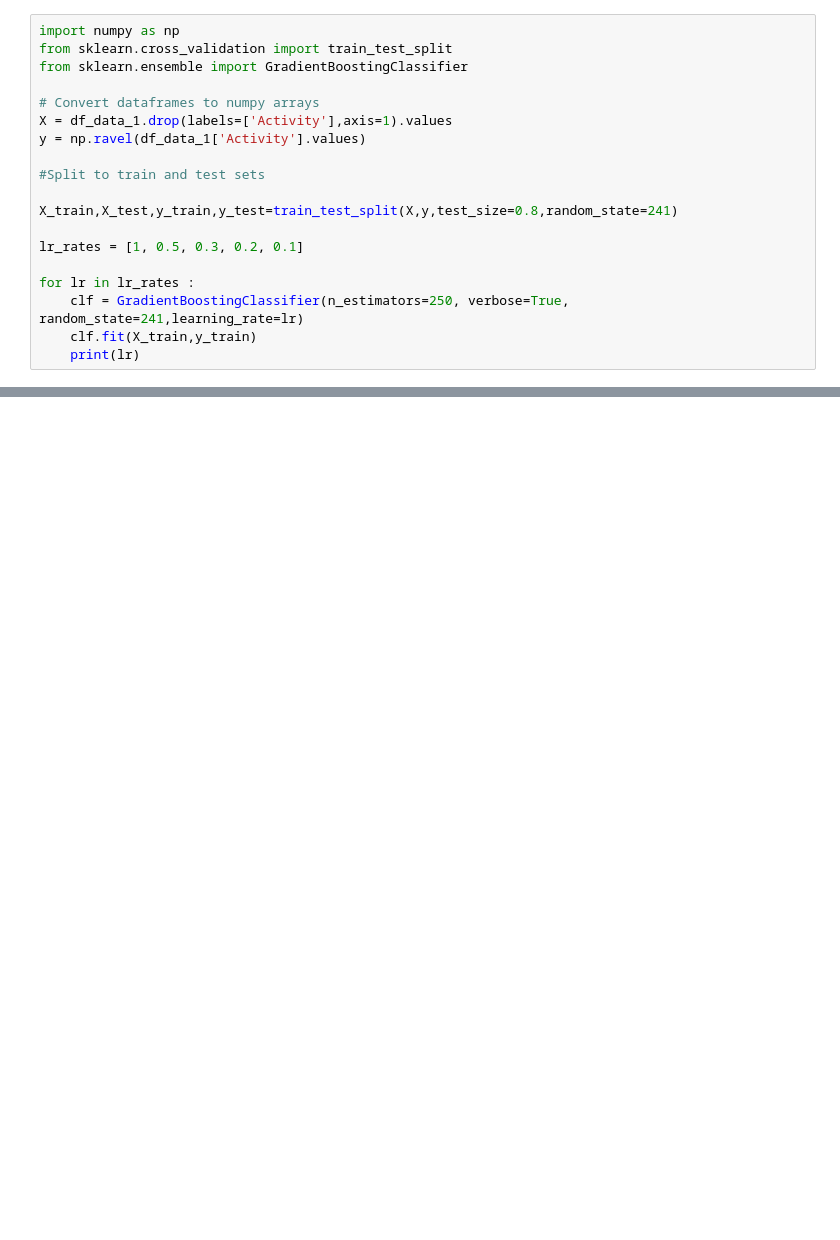
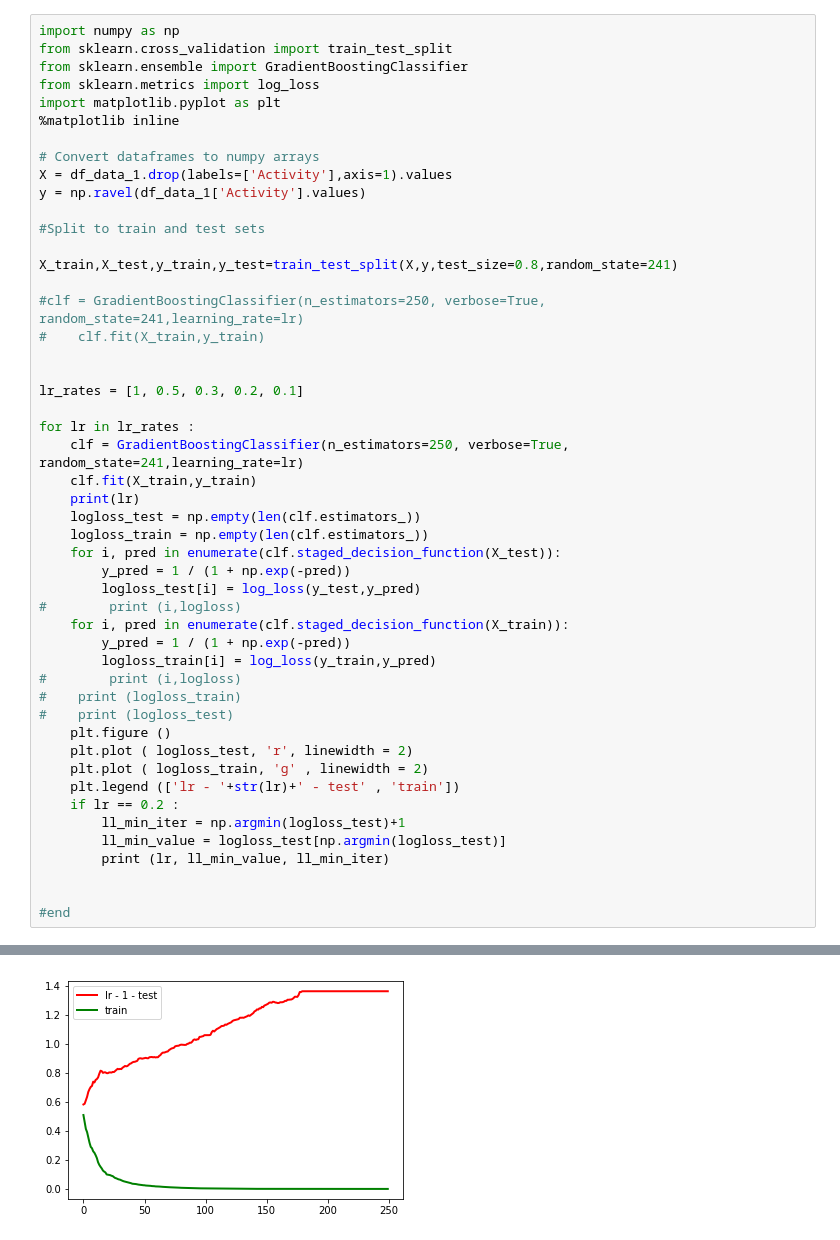
Before and after one commit to vvk17/DSX-01, a Jupyter notebook: Test 11 - Gradient Boost.ipynb, the cells around one changed output, grey strips where cells are left out. Cells and saved outputs as stored; diff of their text form; blank space fills up the shorter version.

```diff
--- a/Test 11 - Gradient Boost.ipynb
+++ b/Test 11 - Gradient Boost.ipynb
@@ -43,6 +37,9 @@ df_data_1.head()
 import numpy as np
 from sklearn.cross_validation import train_test_split
 from sklearn.ensemble import GradientBoostingClassifier
+from sklearn.metrics import log_loss
+import matplotlib.pyplot as plt
+%matplotlib inline
 
 # Convert dataframes to numpy arrays
 X = df_data_1.drop(labels=['Activity'],axis=1).values
@@ -52,9 +49,37 @@ y = np.ravel(df_data_1['Activity'].values)
 
 X_train,X_test,y_train,y_test=train_test_split(X,y,test_size=0.8,random_state=241)
 
+#clf = GradientBoostingClassifier(n_estimators=250, verbose=True, random_state=241,learning_rate=lr)
+#    clf.fit(X_train,y_train)
+
+
 lr_rates = [1, 0.5, 0.3, 0.2, 0.1]
 
 for lr in lr_rates :
     clf = GradientBoostingClassifier(n_estimators=250, verbose=True, random_state=241,learning_rate=lr)
     clf.fit(X_train,y_train)
     print(lr)
+    logloss_test = np.empty(len(clf.estimators_))
+    logloss_train = np.empty(len(clf.estimators_))
+    for i, pred in enumerate(clf.staged_decision_function(X_test)):
+        y_pred = 1 / (1 + np.exp(-pred))
+        logloss_test[i] = log_loss(y_test,y_pred)
+#        print (i,logloss)
+    for i, pred in enumerate(clf.staged_decision_function(X_train)):
+        y_pred = 1 / (1 + np.exp(-pred))
+        logloss_train[i] = log_loss(y_train,y_pred)
+#        print (i,logloss)
+#    print (logloss_train)
+#    print (logloss_test)
+    plt.figure ()
+    plt.plot ( logloss_test, 'r', linewidth = 2)
+    plt.plot ( logloss_train, 'g' , linewidth = 2)
+    plt.legend (['lr - '+str(lr)+' - test' , 'train'])
+    if lr == 0.2 :
+        ll_min_iter = np.argmin(logloss_test)+1
+        ll_min_value = logloss_test[np.argmin(logloss_test)]
+        print (lr, ll_min_value, ll_min_iter)
+
+
+#end
+# %% [output]
@@ -60,0 +103 @@ for lr in lr_rates :
+[figure, added]
```
Also changed, not shown: parts of 5 cells of this notebook.
